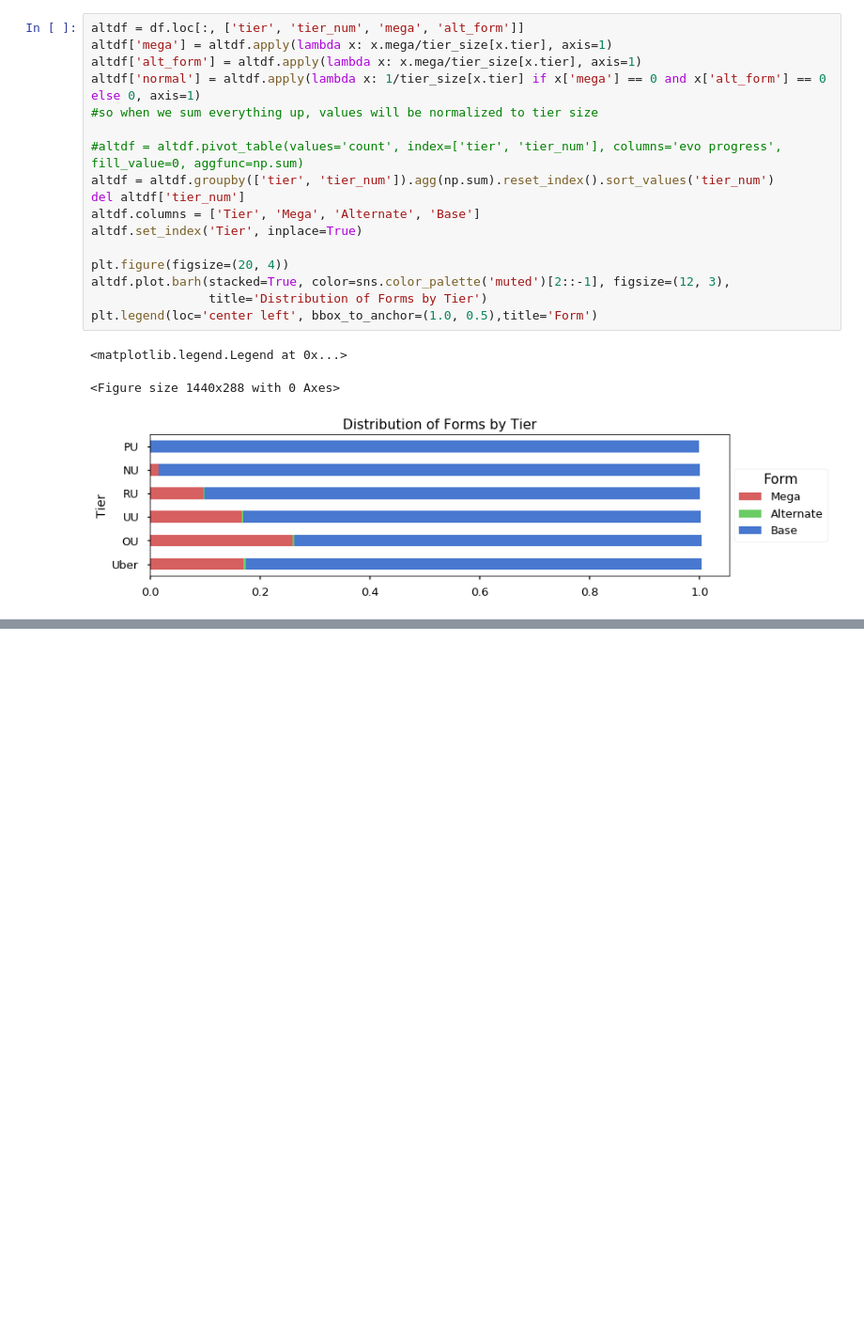
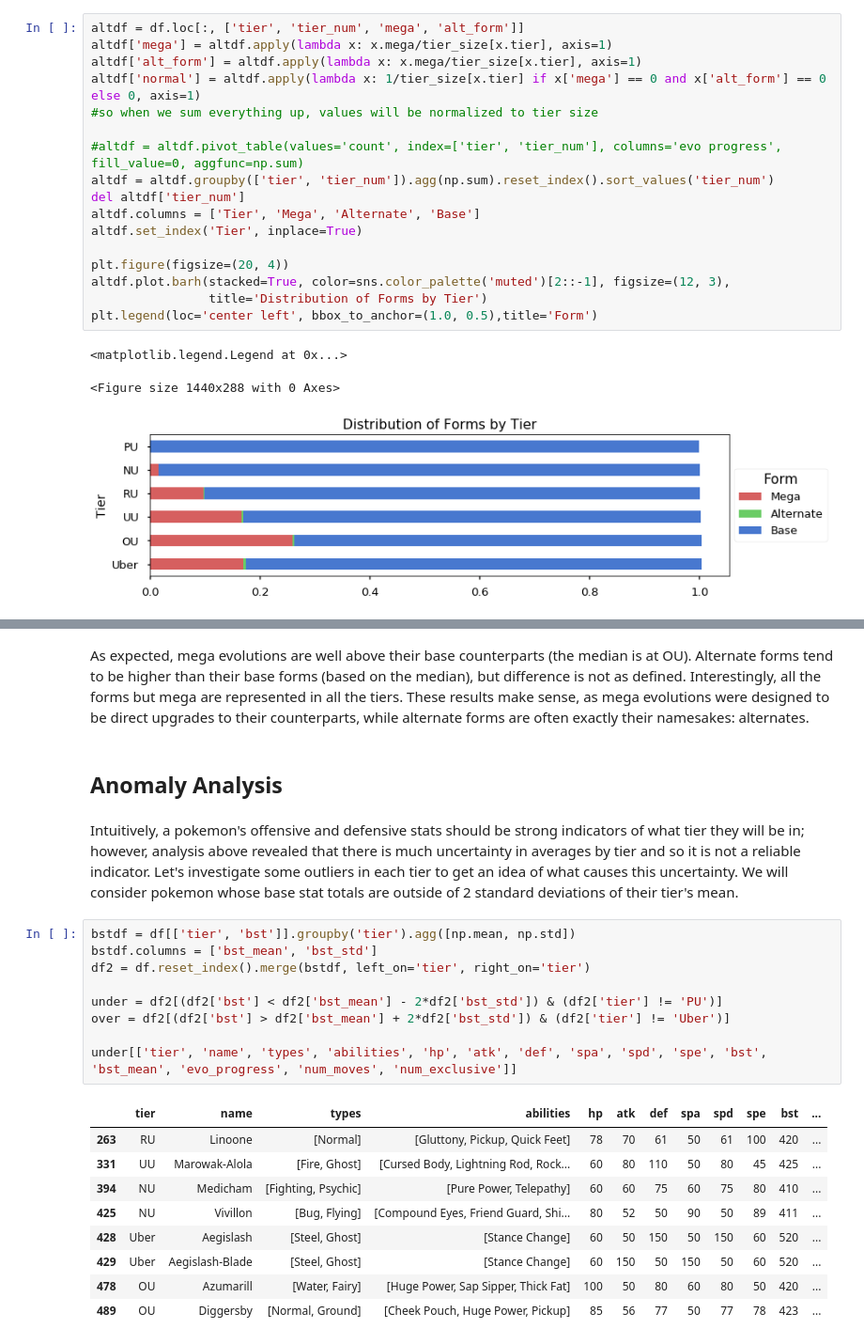
Before and after one commit to n2cholas/pokemon-analysis, a Jupyter notebook: Pokemon-Analysis.ipynb, the cells around one changed output, grey strips where cells are left out. Shown at 94% size. Drawn from its saved outputs; the diff is of its cells as text; blank space fills up the shorter version.

```diff
--- a/Pokemon-Analysis.ipynb
+++ b/Pokemon-Analysis.ipynb
@@ -644,0 +719,25 @@ Similar to evolutions, let's look at the average distance between a pokemon and
+# %% [markdown]
+As expected, mega evolutions are well above their base counterparts (the median is at OU). Alternate forms tend to be higher than their base forms (based on the median), but difference is not as defined. Interestingly, all the forms but mega are represented in all the tiers. These results make sense, as mega evolutions were designed to be direct upgrades to their counterparts, while alternate forms are often exactly their namesakes: alternates.
+# %% [markdown]
+## Anomaly Analysis <a class="anchor" id="anomaly"></a>
+# %% [markdown]
+Intuitively, a pokemon's offensive and defensive stats should be strong indicators of what tier they will be in; however, analysis above revealed that there is much uncertainty in averages by tier and so it is not a reliable indicator. Let's investigate some outliers in each tier to get an idea of what causes this uncertainty. We will consider pokemon whose base stat totals are outside of 2 standard deviations of their tier's mean.
+# %%
+bstdf = df[['tier', 'bst']].groupby('tier').agg([np.mean, np.std])
+bstdf.columns = ['bst_mean', 'bst_std']
+df2 = df.reset_index().merge(bstdf, left_on='tier', right_on='tier')
+
+under = df2[(df2['bst'] < df2['bst_mean'] - 2*df2['bst_std']) & (df2['tier'] != 'PU')]
+over = df2[(df2['bst'] > df2['bst_mean'] + 2*df2['bst_std']) & (df2['tier'] != 'Uber')]
+
+under[['tier', 'name', 'types', 'abilities', 'hp', 'atk', 'def', 'spa', 'spd', 'spe', 'bst', 'bst_mean', 'evo_progress', 'num_moves', 'num_exclusive']]
+# %% [output]
+|  | tier | name | types | abilities | hp | atk | def | spa | spd | spe | bst | ... |
+| 263 | RU | Linoone | [Normal] | [Gluttony, Pickup, Quick Feet] | 78 | 70 | 61 | 50 | 61 | 100 | 420 | ... |
+| 331 | UU | Marowak-Alola | [Fire, Ghost] | [Cursed Body, Lightning Rod, Rock... | 60 | 80 | 110 | 50 | 80 | 45 | 425 | ... |
+| 394 | NU | Medicham | [Fighting, Psychic] | [Pure Power, Telepathy] | 60 | 60 | 75 | 60 | 75 | 80 | 410 | ... |
+| 425 | NU | Vivillon | [Bug, Flying] | [Compound Eyes, Friend Guard, Shi... | 80 | 52 | 50 | 90 | 50 | 89 | 411 | ... |
+| 428 | Uber | Aegislash | [Steel, Ghost] | [Stance Change] | 60 | 50 | 150 | 50 | 150 | 60 | 520 | ... |
+| 429 | Uber | Aegislash-Blade | [Steel, Ghost] | [Stance Change] | 60 | 150 | 50 | 150 | 50 | 60 | 520 | ... |
+| 478 | OU | Azumarill | [Water, Fairy] | [Huge Power, Sap Sipper, Thick Fat] | 100 | 50 | 80 | 60 | 80 | 50 | 420 | ... |
+| 489 | OU | Diggersby | [Normal, Ground] | [Cheek Pouch, Huge Power, Pickup] | 85 | 56 | 77 | 50 | 77 | 78 | 423 | ... |
```
Also changed, not shown: parts of 22 cells of this notebook.
